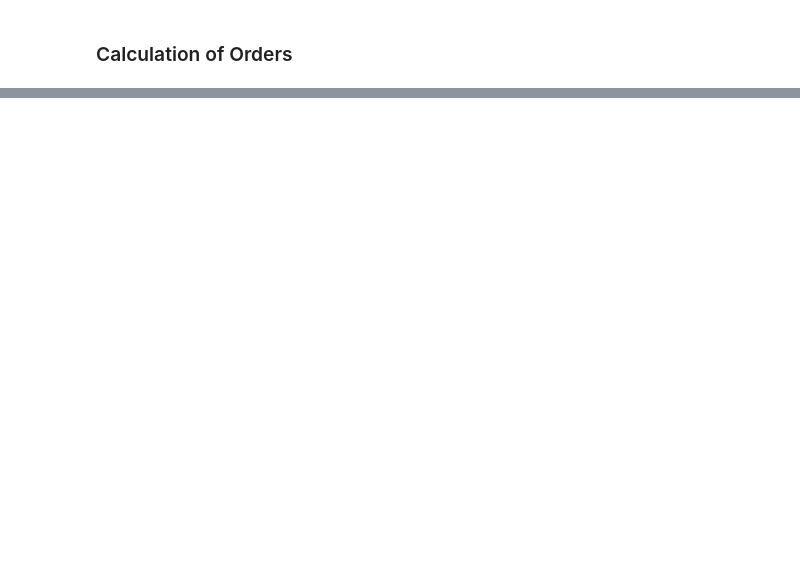
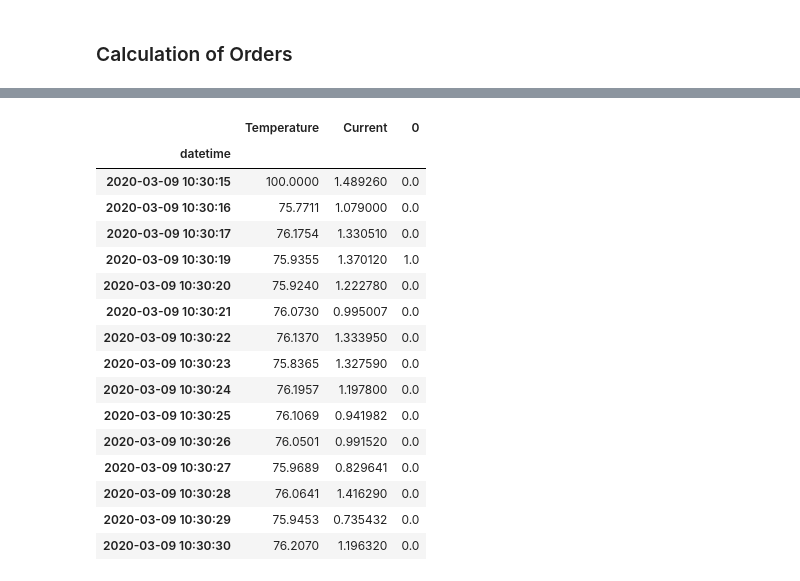
Before and after one commit to dabdya/anomaly_detection, a Jupyter notebook: ARIMA Multivariate.ipynb, the cells around one changed output, grey strips where cells are left out. Cells and saved outputs as stored; diff of their text form; code cells hidden in the pictures; blank space fills up the shorter version.

```diff
--- a/ARIMA Multivariate.ipynb
+++ b/ARIMA Multivariate.ipynb
@@ -119,4 +133,4 @@ def f1_score(test, pred):
     fn = (~p & t).sum()
     return tp / (tp + 0.5 * (fp + fn))
 # %%
-predicted = predicted.to_frame().join(y_test, how='right').fillna(0)[0]
+# predicted = predicted.to_frame().join(y_test, how='right').fillna(0)[0]
@@ -130,0 +161,20 @@ far(y_test, predicted)
+# %%
+df.iloc[900:915].join(predicted)
+# %% [output]
+|  | Temperature | Current | 0 |
+| datetime |  |  |  |
+| 2020-03-09 10:30:15 | 100.0000 | 1.489260 | 0.0 |
+| 2020-03-09 10:30:16 | 75.7711 | 1.079000 | 0.0 |
+| 2020-03-09 10:30:17 | 76.1754 | 1.330510 | 0.0 |
+| 2020-03-09 10:30:19 | 75.9355 | 1.370120 | 1.0 |
+| 2020-03-09 10:30:20 | 75.9240 | 1.222780 | 0.0 |
+| 2020-03-09 10:30:21 | 76.0730 | 0.995007 | 0.0 |
+| 2020-03-09 10:30:22 | 76.1370 | 1.333950 | 0.0 |
+| 2020-03-09 10:30:23 | 75.8365 | 1.327590 | 0.0 |
+| 2020-03-09 10:30:24 | 76.1957 | 1.197800 | 0.0 |
+| 2020-03-09 10:30:25 | 76.1069 | 0.941982 | 0.0 |
+| 2020-03-09 10:30:26 | 76.0501 | 0.991520 | 0.0 |
+| 2020-03-09 10:30:27 | 75.9689 | 0.829641 | 0.0 |
+| 2020-03-09 10:30:28 | 76.0641 | 1.416290 | 0.0 |
+| 2020-03-09 10:30:29 | 75.9453 | 0.735432 | 0.0 |
+| 2020-03-09 10:30:30 | 76.2070 | 1.196320 | 0.0 |
```
Also changed, not shown: parts of 16 cells of this notebook.
